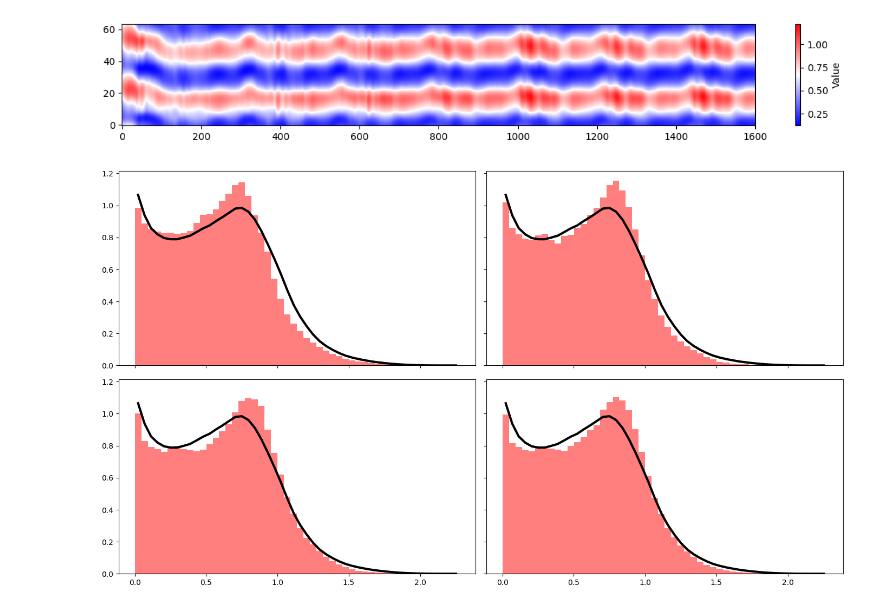
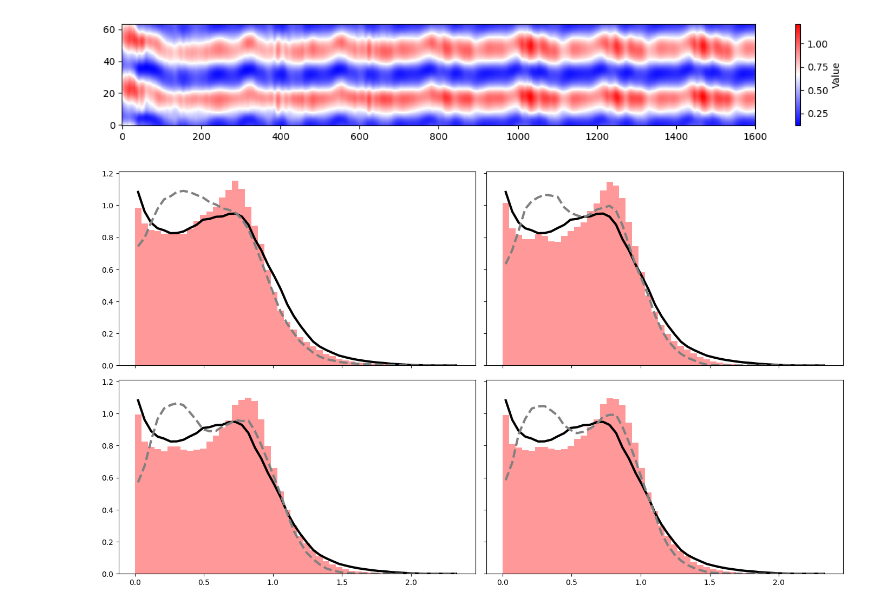
Before and after one commit to IsmaelZig-SU/Scale-Separation-and-stochastic-closure-for-Chaotic-Dynamics, a Jupyter notebook: Notebooks/Gaussian_Process_Closure.ipynb, the cells around one changed output. Cells and saved outputs as stored; diff of their text form; code cells hidden in the pictures.

```diff
--- a/Notebooks/Gaussian_Process_Closure.ipynb
+++ b/Notebooks/Gaussian_Process_Closure.ipynb
@@ -358,40 +358,39 @@ plt.show()
 # %% [output]
 [figure]
 # %%
-U_closed = Phi_closure_120[:, :, :D//2]
-V_closed = Phi_closure_120[:, :, D//2:]
-
+k_inference = 0.5*(U_inference**2 + V_inference**2)
 k_closed = 0.5*(U_closed**2 + V_closed**2)
 k_closed_flat = k_closed.flatten()
 bins = 50
-range_min = min(k_closed_flat.min(), k_closed_inference.min())
-range_max = max(k_closed_flat.max(), k_closed_inference.max())
+range_min = min(k_closed_flat.min(), k_closed_inference.min(), k_inference.min())
+range_max = max(k_closed_flat.max(), k_closed_inference.max(), k_inference.max())
 hist_range = (range_min, range_max)
 
 pdf_ref, bin_edges = np.histogram(k_closed_flat, bins=bins, range=hist_range, density=True)
 bin_centers = 0.5 * (bin_edges[:-1] + bin_edges[1:])
 
 fig, axes = plt.subplots(2, 2, figsize=(14, 8), sharex=True, sharey=True)
 axes = axes.flatten()
 
 for i in range(4):
     start = i * 400
     end = start + 400
     slice_data = k_closed_inference[start:end, :].flatten()
-
+    slice_filtered_data = k_inference[start:end, :].flatten()
+    pdf_filtered_slice, _ = np.histogram(slice_filtered_data, bins=bin_edges, density=True)
     pdf_slice, _ = np.histogram(slice_data, bins=bin_edges, density=True)
 
     ax = axes[i]
     ax.bar(bin_centers, pdf_slice, width=bin_edges[1]-bin_edges[0],
-           color='red', alpha=0.5, label=f"Slice {i+1} (rows {start}-{end})")
+           color='red', alpha=0.4, label=f"Slice {i+1} (rows {start}-{end})")
 
     ax.plot(bin_centers, pdf_ref, color='black', linewidth=3, label='Reference')
-
+    ax.plot(bin_centers, pdf_filtered_slice, color='grey', linewidth=3, label='Reference', linestyle = '--')
 
 plt.tight_layout()
 plt.show()
 # %% [output]
-[figure, old version]
+[figure, new version]
 # %%
 from scipy.stats import wasserstein_distance, energy_distance
 wd_values_k = []
```
Also changed, not shown: parts of 3 cells of this notebook, 1 other file.
